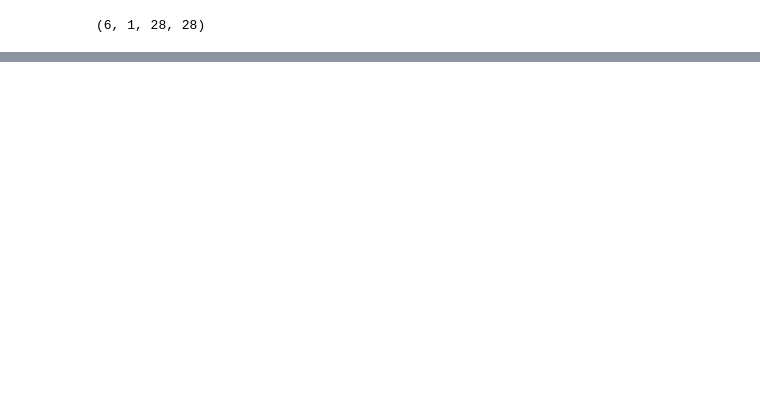
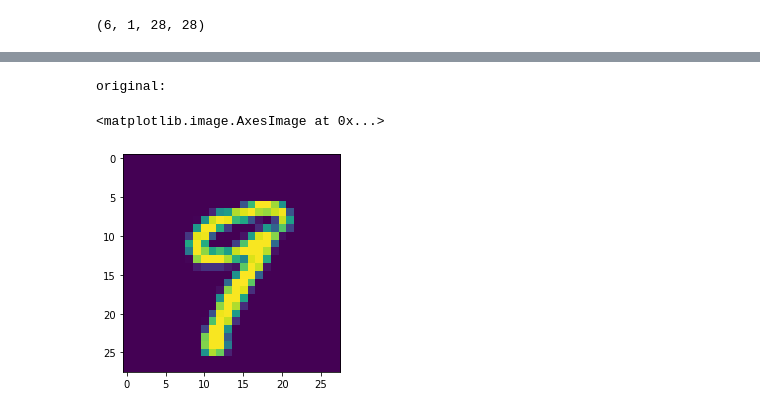
Before and after one commit to petarcalic99/PROJECT-Proof_Of_Liveness, a Jupyter notebook: Experiments/PyTorchDataSets_Study.ipynb, the cells around one changed output, grey strips where cells are left out. Saved outputs shown, nothing was run; the diff lists cells and outputs as text; code cells hidden in the pictures; blank space fills up the shorter version.

```diff
--- a/Experiments/PyTorchDataSets_Study.ipynb
+++ b/Experiments/PyTorchDataSets_Study.ipynb
@@ -206,0 +244,7 @@ Clipping input data to the valid range for imshow with RGB data ([0..1] for floa
+# %%
+print("original:")
+plt.imshow(imagesM[0][0])
+# %% [output]
+original:
+<matplotlib.image.AxesImage at 0x...>
+[figure, added]
```
Also changed, not shown: parts of 17 cells of this notebook.
